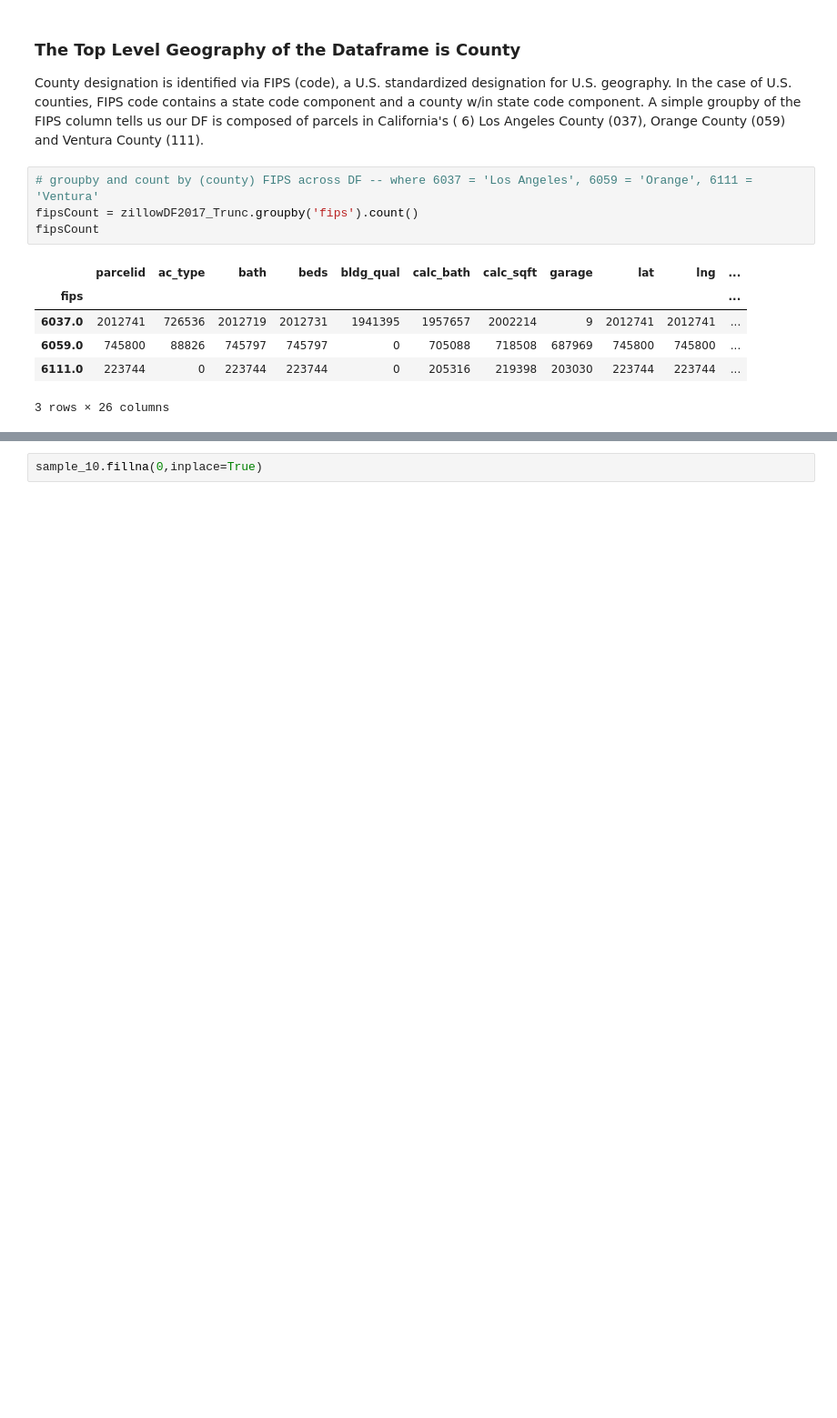
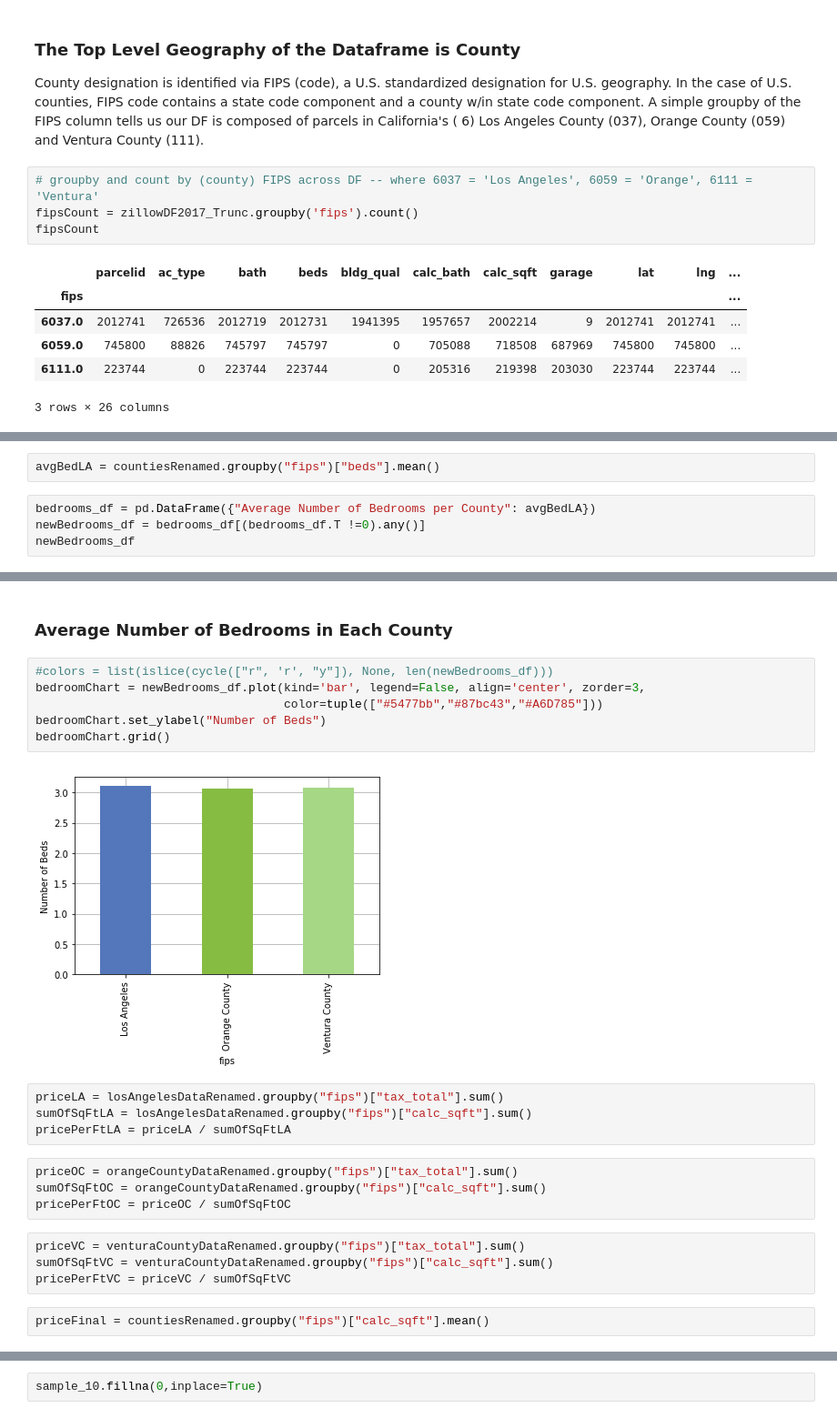
Before and after one commit to equilibrium360/zillow_analytics, a Jupyter notebook: zillow_exploratory_analysis.ipynb, the cells around one changed output, grey strips where cells are left out. Shown at 91% size. Cells and saved outputs as stored; diff of their text form; blank space fills up the shorter version.

```diff
--- a/zillow_exploratory_analysis.ipynb
+++ b/zillow_exploratory_analysis.ipynb
@@ -216,0 +366,6 @@ fipsCount
+# %%
+avgBedLA = countiesRenamed.groupby("fips")["beds"].mean()
+# %%
+bedrooms_df = pd.DataFrame({"Average Number of Bedrooms per County": avgBedLA})
+newBedrooms_df = bedrooms_df[(bedrooms_df.T !=0).any()]
+newBedrooms_df
@@ -216,0 +378,24 @@ fipsCount
+# %% [markdown]
+### Average Number of Bedrooms in Each County
+# %%
+#colors = list(islice(cycle(["r", 'r', "y"]), None, len(newBedrooms_df)))
+bedroomChart = newBedrooms_df.plot(kind='bar', legend=False, align='center', zorder=3,
+                                   color=tuple(["#5477bb","#87bc43","#A6D785"]))
+bedroomChart.set_ylabel("Number of Beds")
+bedroomChart.grid()
+# %% [output]
+[figure, added]
+# %%
+priceLA = losAngelesDataRenamed.groupby("fips")["tax_total"].sum()
+sumOfSqFtLA = losAngelesDataRenamed.groupby("fips")["calc_sqft"].sum()
+pricePerFtLA = priceLA / sumOfSqFtLA
+# %%
+priceOC = orangeCountyDataRenamed.groupby("fips")["tax_total"].sum()
+sumOfSqFtOC = orangeCountyDataRenamed.groupby("fips")["calc_sqft"].sum()
+pricePerFtOC = priceOC / sumOfSqFtOC
+# %%
+priceVC = venturaCountyDataRenamed.groupby("fips")["tax_total"].sum()
+sumOfSqFtVC = venturaCountyDataRenamed.groupby("fips")["calc_sqft"].sum()
+pricePerFtVC = priceVC / sumOfSqFtVC
+# %%
+priceFinal = countiesRenamed.groupby("fips")["calc_sqft"].mean()
```
Also changed, not shown: parts of 52 cells of this notebook.
